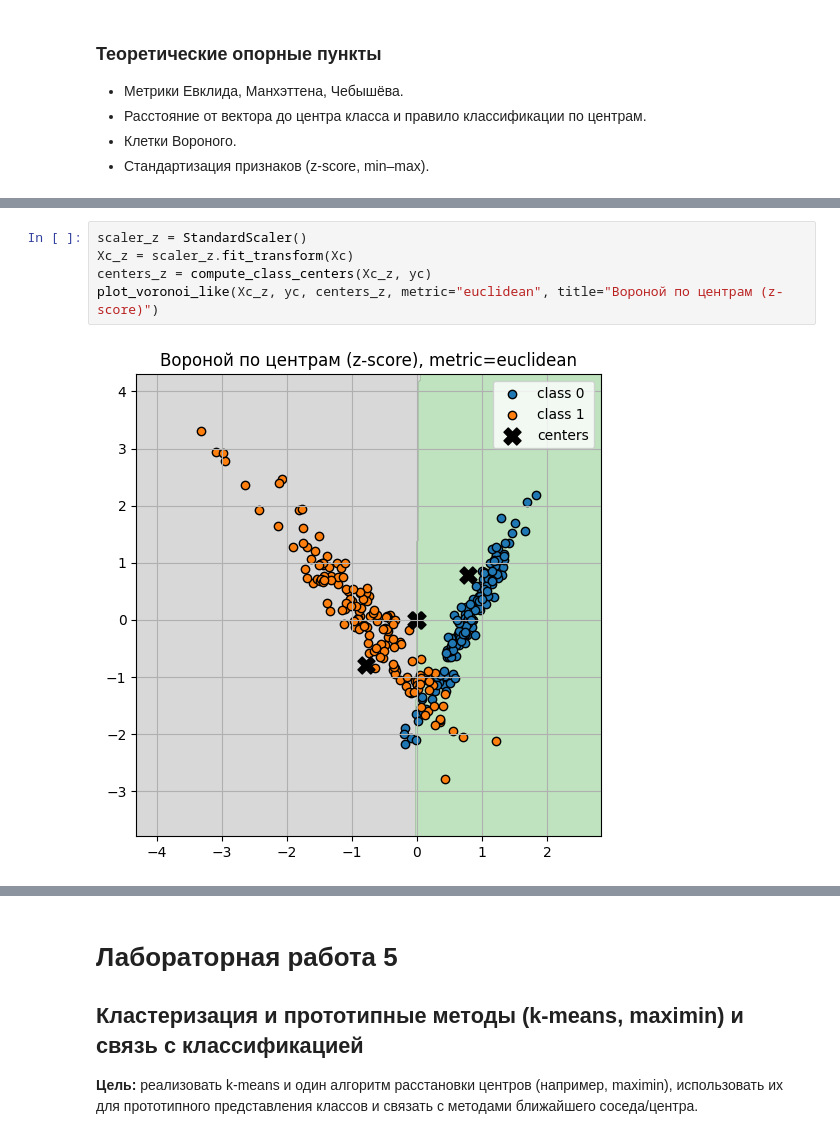
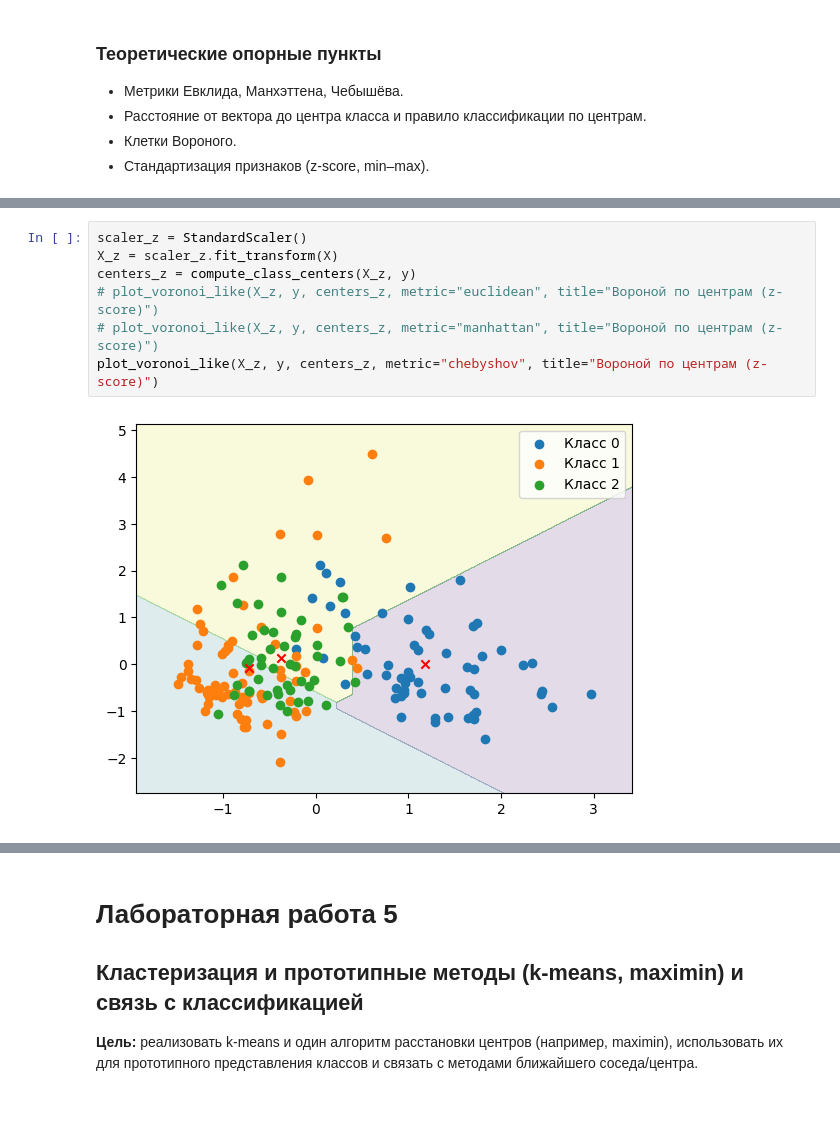
Before and after one commit to Leousov/2_course, a Jupyter notebook: pattern_recognition/practice3.ipynb, the cells around one changed output, grey strips where cells are left out. Drawn from its saved outputs; the diff is of its cells as text; blank space fills up the shorter version.

```diff
--- a/pattern_recognition/practice3.ipynb
+++ b/pattern_recognition/practice3.ipynb
@@ -430,7 +461,9 @@ plot_voronoi_like(Xc, yc, centers_raw, metric="euclidean", title="Вороной
 # %%
 scaler_z = StandardScaler()
-Xc_z = scaler_z.fit_transform(Xc)
-centers_z = compute_class_centers(Xc_z, yc)
-plot_voronoi_like(Xc_z, yc, centers_z, metric="euclidean", title="Вороной по центрам (z-score)")
+X_z = scaler_z.fit_transform(X)
+centers_z = compute_class_centers(X_z, y)
+# plot_voronoi_like(X_z, y, centers_z, metric="euclidean", title="Вороной по центрам (z-score)")
+# plot_voronoi_like(X_z, y, centers_z, metric="manhattan", title="Вороной по центрам (z-score)")
+plot_voronoi_like(X_z, y, centers_z, metric="chebyshov", title="Вороной по центрам (z-score)")
 # %% [output]
-[figure, old version]
+[figure, new version]
```
Also changed, not shown: parts of 12 cells of this notebook, 2 other files.
